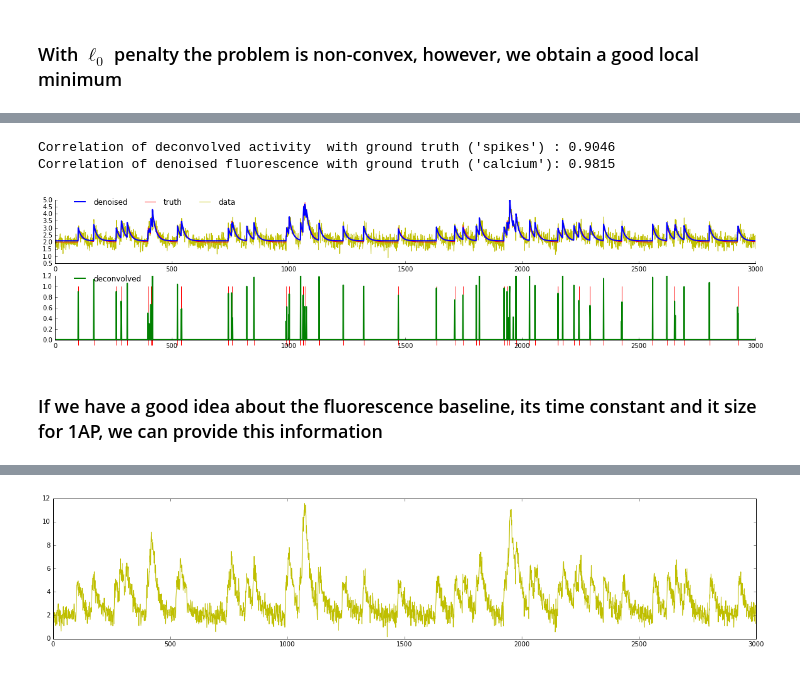
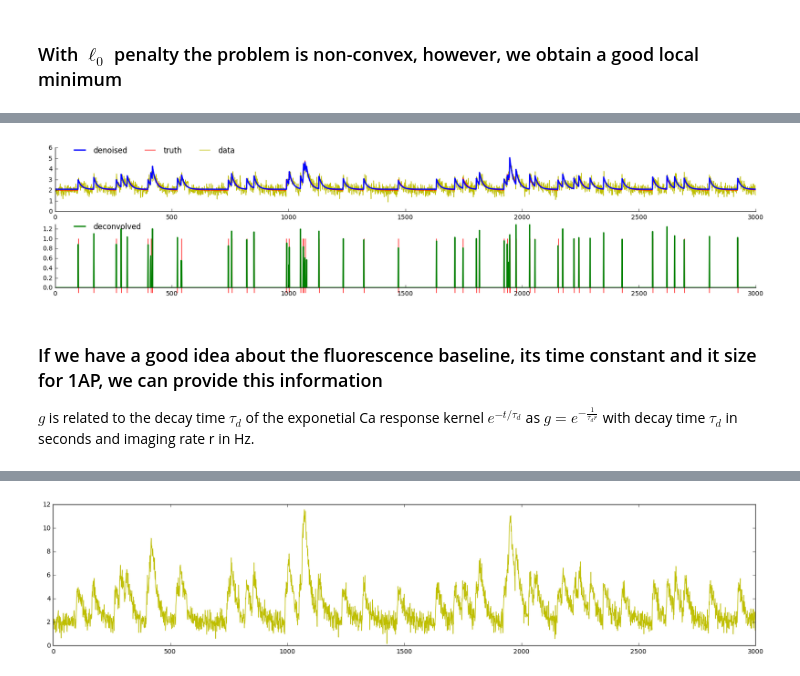
Before and after one commit to j-friedrich/OASIS, a Jupyter notebook: examples/Demo.ipynb, the cells around one changed output, grey strips where cells are left out. Drawn from its saved outputs; the diff is of its cells as text; code cells hidden in the pictures.

```diff
--- a/examples/Demo.ipynb
+++ b/examples/Demo.ipynb
@@ -48,6 +46,5 @@ plt.plot(y, c='y');
 ### With $\ell_1$ penalty we obtain the global minimum of the convex problem
 If we only have the trace and no further info, simply calling deconvolve tries to estimate it from the data
 # %%
-%%time
-c, s, b, g, lam = deconvolve(y, penalty=1)
+%time c, s, b, g, lam = deconvolve(y, penalty=1)
 # %% [output]
@@ -65,6 +62,6 @@ Correlation of denoised fluorescence with ground truth ('calcium'): 0.9795
 # %% [markdown]
 ### With $\ell_0$ penalty the problem is non-convex, however, we obtain a good local minimum
 # %%
-%%time
-c, s, b, g, lam = deconvolve(y, penalty=0)
+%time c, s, b, g, lam = deconvolve(y, penalty=0)
+plot_trace(True)
 # %% [output]
@@ -73,9 +72,5 @@ Wall time: 13.1 ms
+[figure, added]
-# %%
-plot_trace(True)
-# %% [output]
-Correlation of deconvolved activity  with ground truth ('spikes') : 0.9046
-Correlation of denoised fluorescence with ground truth ('calcium'): 0.9815
-[figure, removed]
 # %% [markdown]
 ### If we have a good idea about the fluorescence baseline, its time constant and it size for 1AP, we can provide this information
+$g$ is related to the decay time $\tau_d$ of the exponetial Ca response kernel $e^{-t/\tau_d}$ as $g=e^{-\frac{1}{\tau_d r}}$ with decay time $\tau_d$ in seconds and imaging rate r in Hz.
 # %%
```
Also changed, not shown: parts of 23 cells of this notebook, 9 other files.
